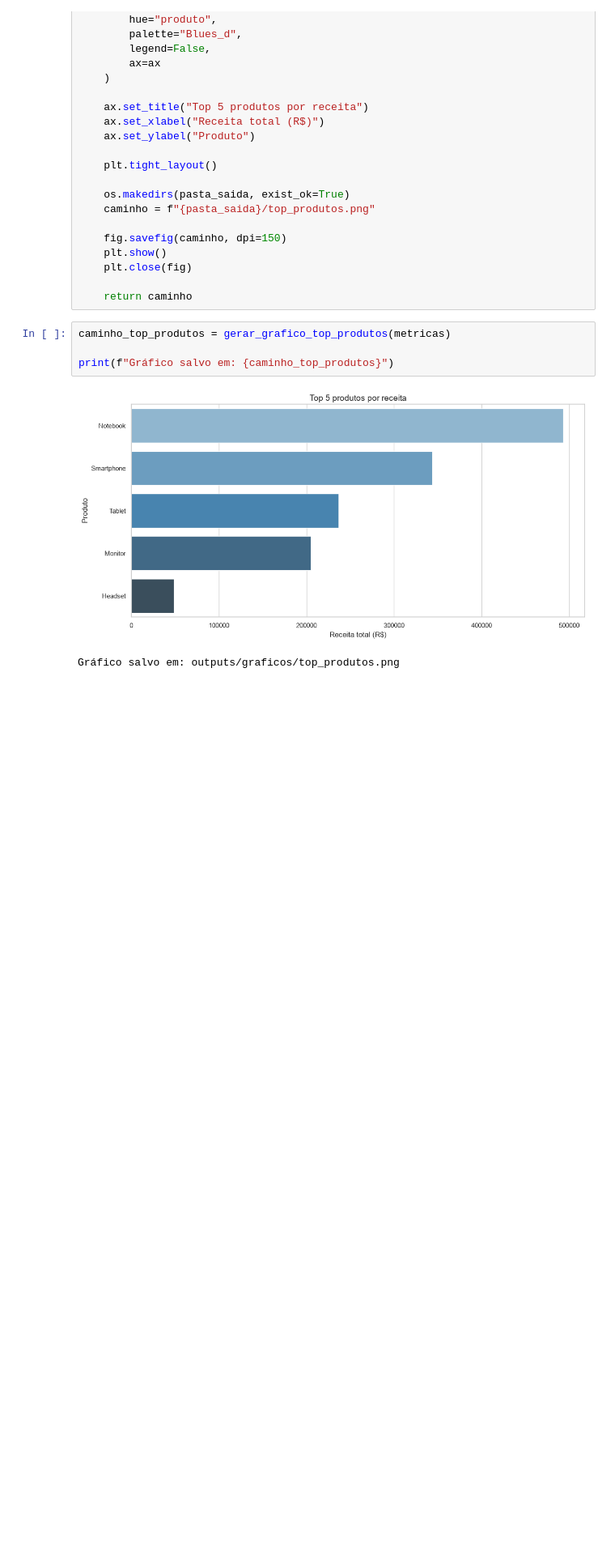
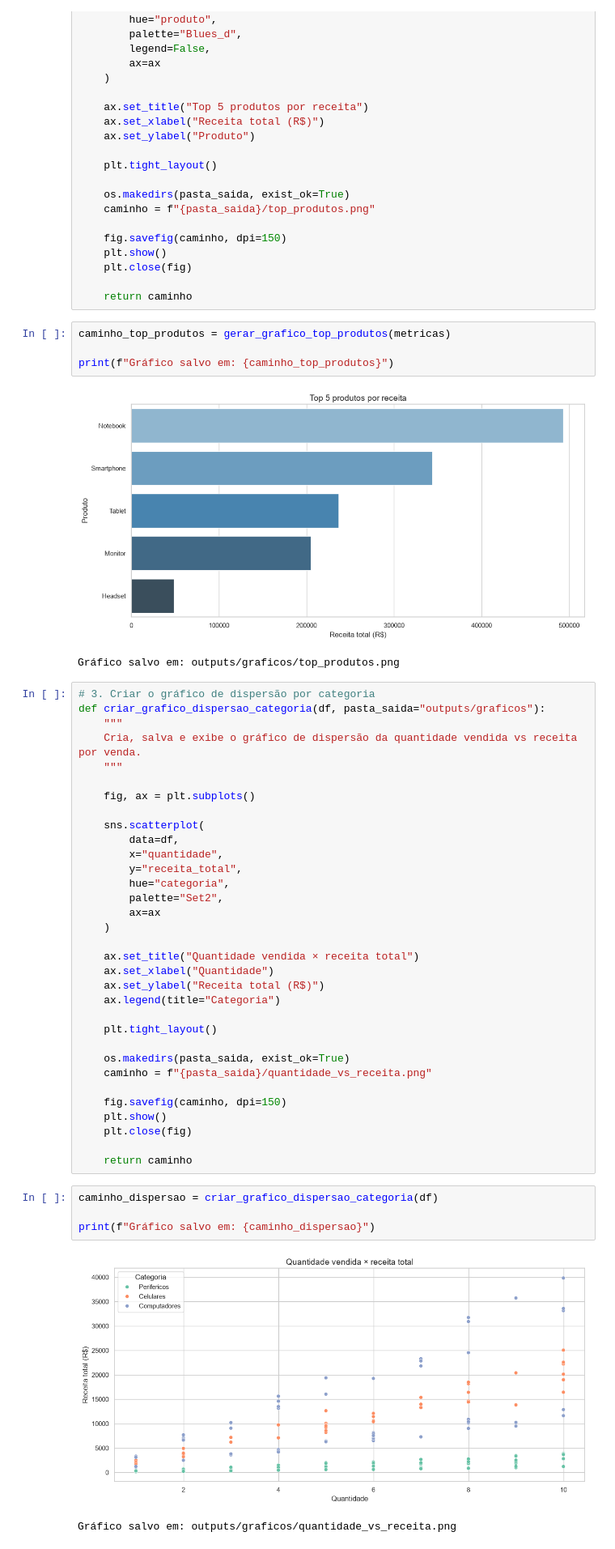
Before and after one commit to andrefng/salesinsight-py, a Jupyter notebook: salesinsight.ipynb, the cells around one changed output. Shown at 81% size. Drawn from its saved outputs; the diff is of its cells as text; blank space fills up the shorter version.

```diff
--- a/salesinsight.ipynb
+++ b/salesinsight.ipynb
@@ -536,3 +536,43 @@ print(f"Gráfico salvo em: {caminho_top_produtos}")
 # %% [output]
 [figure]
 Gráfico salvo em: outputs/graficos/top_produtos.png
+# %%
+# 3. Criar o gráfico de dispersão por categoria
+def criar_grafico_dispersao_categoria(df, pasta_saida="outputs/graficos"):
+    """
+    Cria, salva e exibe o gráfico de dispersão da quantidade vendida vs receita por venda.
+    """
+
+    fig, ax = plt.subplots()
+
+    sns.scatterplot(
+        data=df,
+        x="quantidade",
+        y="receita_total",
+        hue="categoria",
+        palette="Set2",
+        ax=ax
+    )
+
+    ax.set_title("Quantidade vendida × receita total")
+    ax.set_xlabel("Quantidade")
+    ax.set_ylabel("Receita total (R$)")
+    ax.legend(title="Categoria")
+
+    plt.tight_layout()
+
+    os.makedirs(pasta_saida, exist_ok=True)
+    caminho = f"{pasta_saida}/quantidade_vs_receita.png"
+
+    fig.savefig(caminho, dpi=150)
+    plt.show()
+    plt.close(fig)
+
+    return caminho
+# %%
+caminho_dispersao = criar_grafico_dispersao_categoria(df)
+
+print(f"Gráfico salvo em: {caminho_dispersao}")
+# %% [output]
+[figure, added]
+Gráfico salvo em: outputs/graficos/quantidade_vs_receita.png
```
Also changed, not shown: parts of 2 cells of this notebook, 1 other file.
